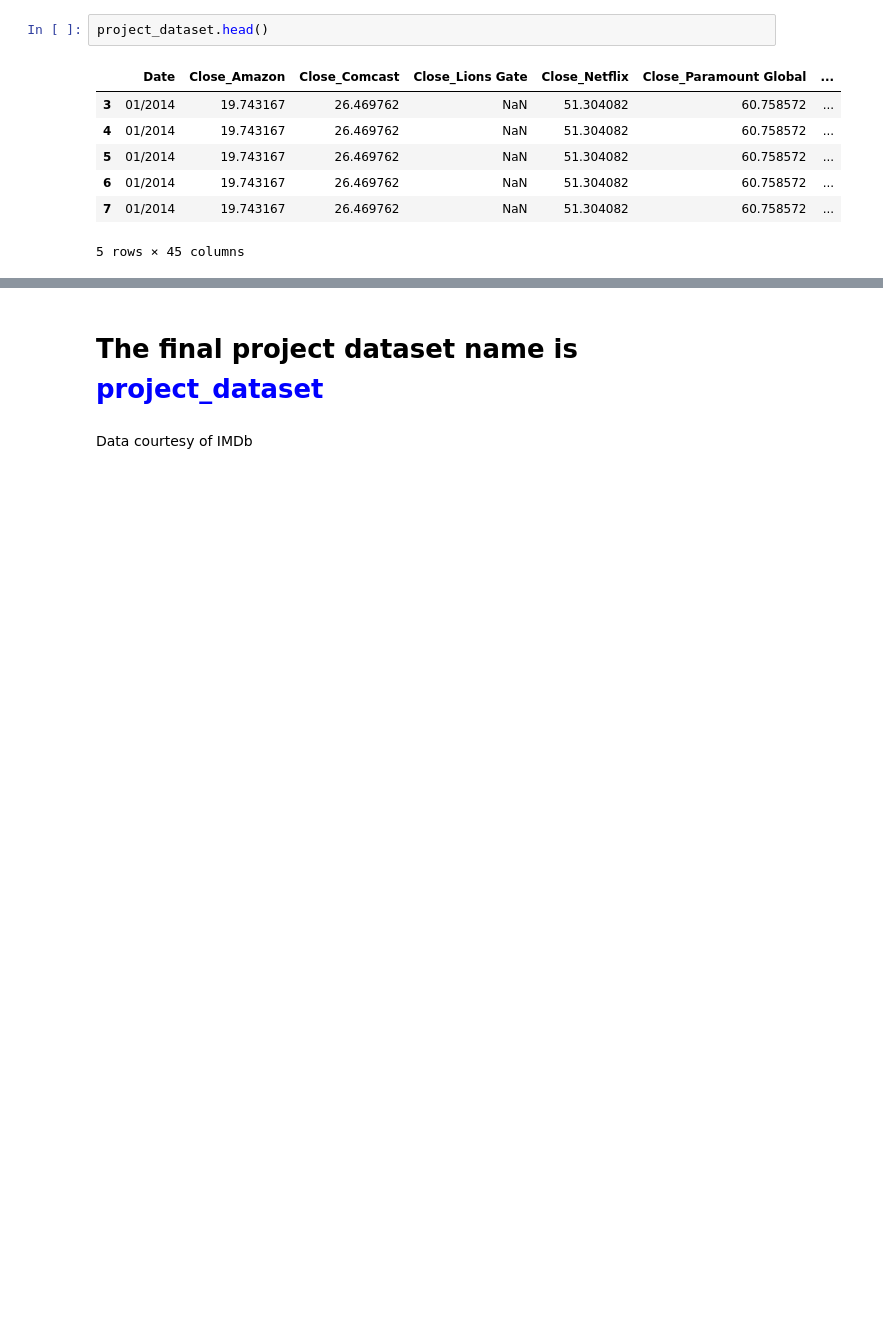
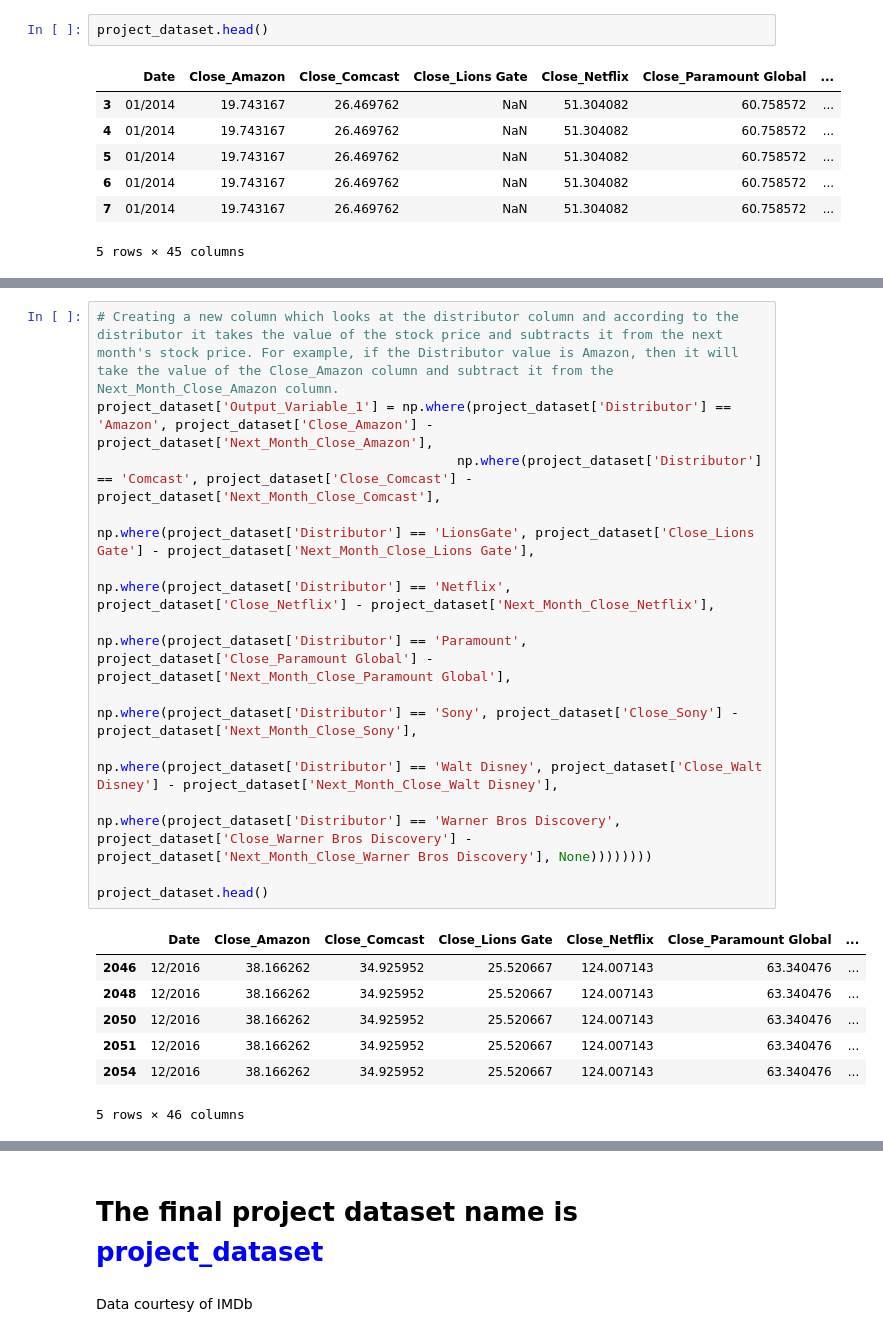
Before and after one commit to shreyashguptas/IMDbRatings-StockImpact, a Jupyter notebook: Project_dataset.ipynb, the cells around one changed output, grey strips where cells are left out. Cells and saved outputs as stored; diff of their text form; blank space fills up the shorter version.

```diff
--- a/Project_dataset.ipynb
+++ b/Project_dataset.ipynb
@@ -755,0 +1019,20 @@ project_dataset.head()
+# %%
+# Creating a new column which looks at the distributor column and according to the distributor it takes the value of the stock price and subtracts it from the next month's stock price. For example, if the Distributor value is Amazon, then it will take the value of the Close_Amazon column and subtract it from the Next_Month_Close_Amazon column.
+project_dataset['Output_Variable_1'] = np.where(project_dataset['Distributor'] == 'Amazon', project_dataset['Close_Amazon'] - project_dataset['Next_Month_Close_Amazon'],
+                                              np.where(project_dataset['Distributor'] == 'Comcast', project_dataset['Close_Comcast'] - project_dataset['Next_Month_Close_Comcast'],
+                                                       np.where(project_dataset['Distributor'] == 'LionsGate', project_dataset['Close_Lions Gate'] - project_dataset['Next_Month_Close_Lions Gate'],
+                                                                np.where(project_dataset['Distributor'] == 'Netflix', project_dataset['Close_Netflix'] - project_dataset['Next_Month_Close_Netflix'],
+                                                                         np.where(project_dataset['Distributor'] == 'Paramount', project_dataset['Close_Paramount Global'] - project_dataset['Next_Month_Close_Paramount Global'],
+                                                                                  np.where(project_dataset['Distributor'] == 'Sony', project_dataset['Close_Sony'] - project_dataset['Next_Month_Close_Sony'],
+                                                                                           np.where(project_dataset['Distributor'] == 'Walt Disney', project_dataset['Close_Walt Disney'] - project_dataset['Next_Month_Close_Walt Disney'],
+                                                                                                    np.where(project_dataset['Distributor'] == 'Warner Bros Discovery', project_dataset['Close_Warner Bros Discovery'] - project_dataset['Next_Month_Close_Warner Bros Discovery'], None))))))))
+
+project_dataset.head()
+# %% [output]
+|  | Date | Close_Amazon | Close_Comcast | Close_Lions Gate | Close_Netflix | Close_Paramount Global | ... |
+| 2046 | 12/2016 | 38.166262 | 34.925952 | 25.520667 | 124.007143 | 63.340476 | ... |
+| 2048 | 12/2016 | 38.166262 | 34.925952 | 25.520667 | 124.007143 | 63.340476 | ... |
+| 2050 | 12/2016 | 38.166262 | 34.925952 | 25.520667 | 124.007143 | 63.340476 | ... |
+| 2051 | 12/2016 | 38.166262 | 34.925952 | 25.520667 | 124.007143 | 63.340476 | ... |
+| 2054 | 12/2016 | 38.166262 | 34.925952 | 25.520667 | 124.007143 | 63.340476 | ... |
+5 rows × 46 columns
```
Also changed, not shown: parts of 41 cells of this notebook.
